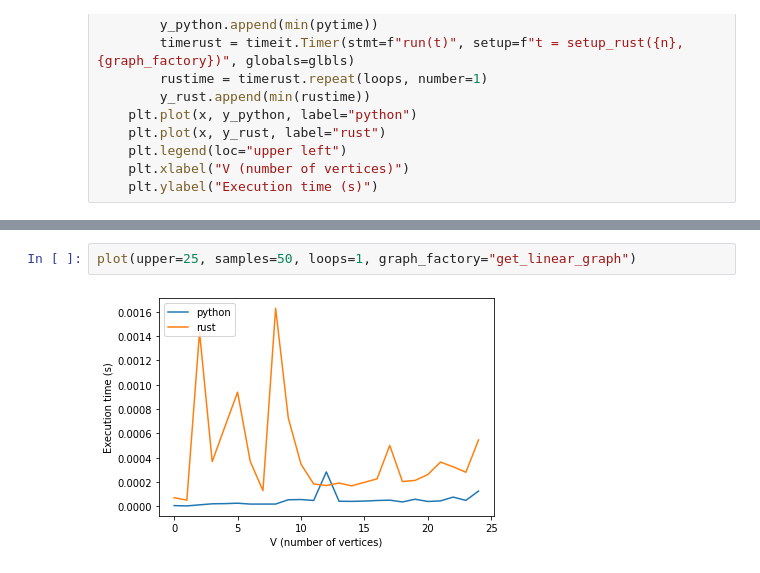
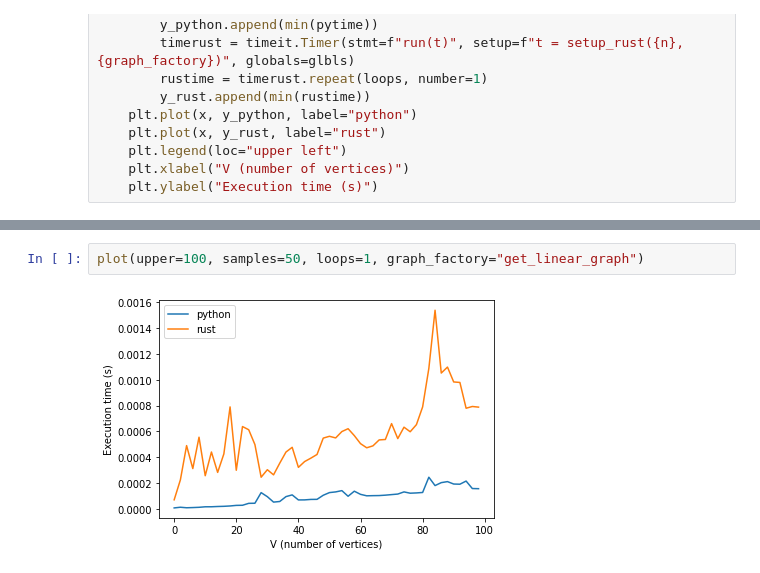
Before and after one commit to adriangb/graphlib2, a Jupyter notebook: bench.ipynb, the cells around one changed output, grey strips where cells are left out. Saved outputs shown, nothing was run; the diff lists cells and outputs as text.

```diff
--- a/bench.ipynb
+++ b/bench.ipynb
@@ -88,4 +88,4 @@ plot(upper=100_000, samples=35, loops=1, graph_factory="get_branched_graph")
 # %%
-plot(upper=25, samples=50, loops=1, graph_factory="get_linear_graph")
+plot(upper=100, samples=50, loops=1, graph_factory="get_linear_graph")
 # %% [output]
-[figure, old version]
+[figure, new version]
```
Also changed, not shown: parts of 5 cells of this notebook, 1 other file.
